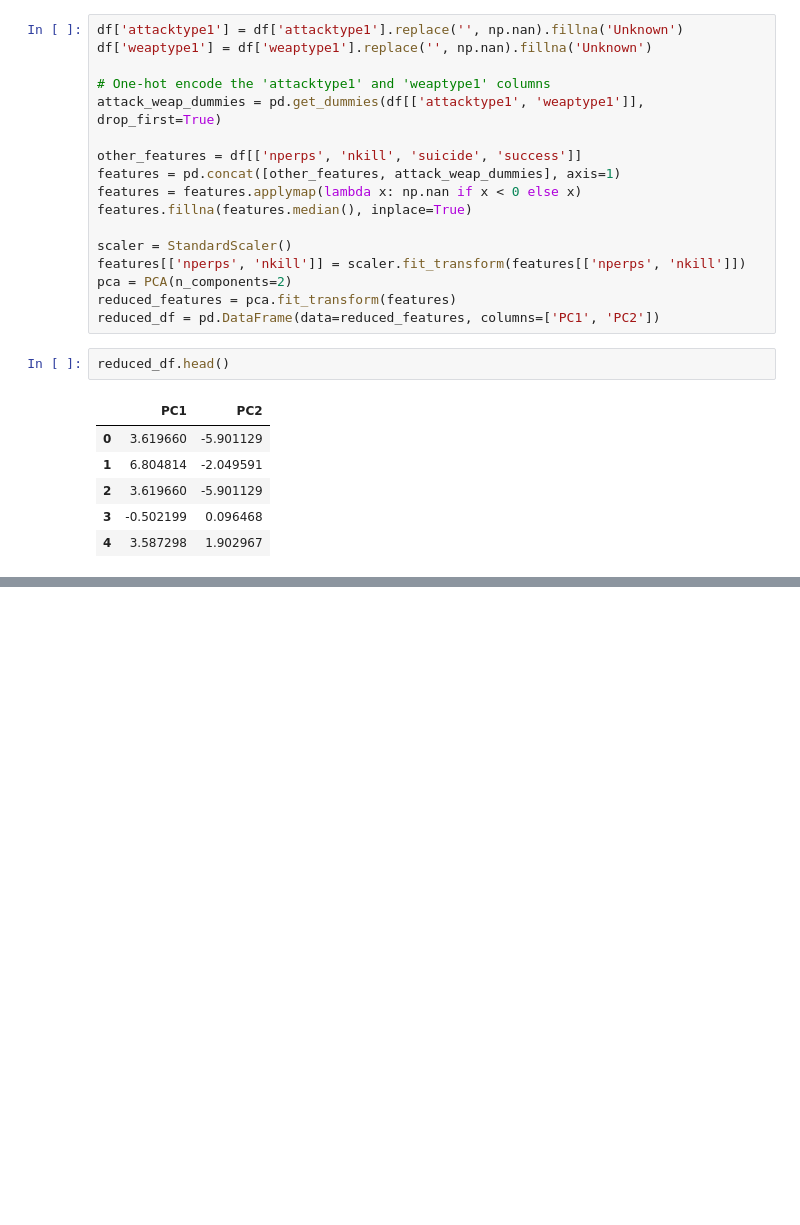
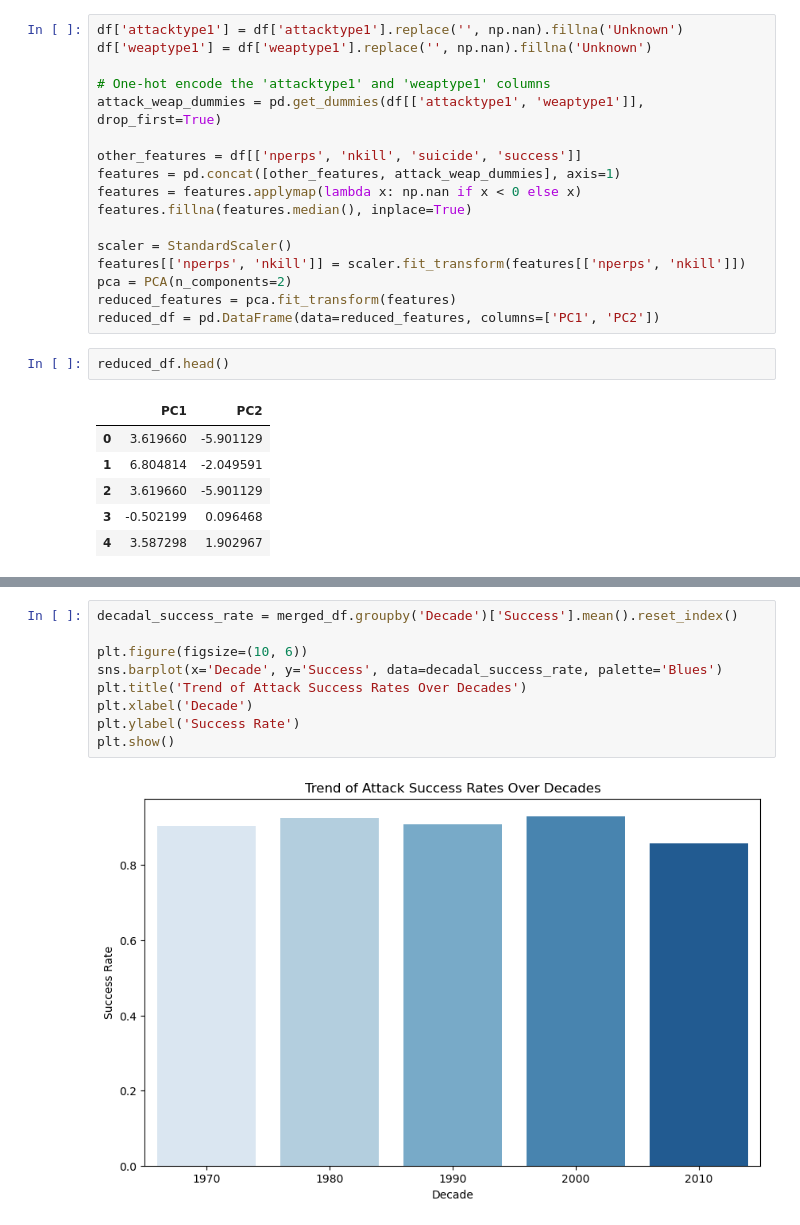
Before and after one commit to yllberisha/Global-Terrorism-Dataset-Analysis, a Jupyter notebook: preprocessing.ipynb, the cells around one changed output, grey strips where cells are left out. Saved outputs shown, nothing was run; the diff lists cells and outputs as text; blank space fills up the shorter version.

```diff
--- a/preprocessing.ipynb
+++ b/preprocessing.ipynb
@@ -275,0 +303,11 @@ reduced_df.head()
+# %%
+decadal_success_rate = merged_df.groupby('Decade')['Success'].mean().reset_index()
+
+plt.figure(figsize=(10, 6))
+sns.barplot(x='Decade', y='Success', data=decadal_success_rate, palette='Blues')
+plt.title('Trend of Attack Success Rates Over Decades')
+plt.xlabel('Decade')
+plt.ylabel('Success Rate')
+plt.show()
+# %% [output]
+[figure, added]
```
Also changed, not shown: parts of 5 cells of this notebook.
